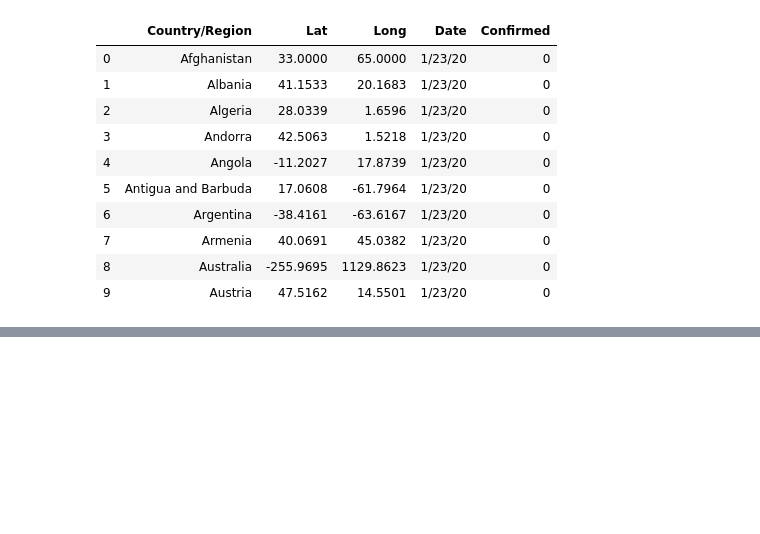
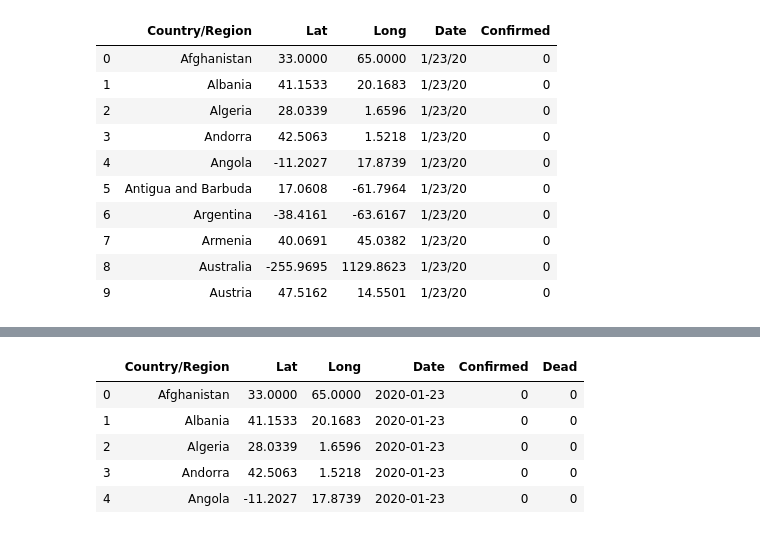
Before and after one commit to Aveek-Saha/CovidAnalysis, a Jupyter notebook: Analysis.ipynb, the cells around one changed output, grey strips where cells are left out. Cells and saved outputs as stored; diff of their text form; code cells hidden in the pictures; blank space fills up the shorter version.

```diff
--- a/Analysis.ipynb
+++ b/Analysis.ipynb
@@ -22,0 +29,3 @@ df.head()
+# %%
+df_dead = pd.read_csv('https://raw.githubusercontent.com/CSSEGISandData/COVID-19/master/csse_covid_19_data/csse_covid_19_time_series/time_series_covid19_deaths_global.csv')
+df_dead.head()
@@ -134,0 +235,10 @@ fig.show()
+# %%
+df_time_comb = df_time.merge(dfd_time, on=['Country/Region', 'Lat', 'Long', 'Date'])
+df_time_comb.head()
+# %% [output]
+|  | Country/Region | Lat | Long | Date | Confirmed | Dead |
+| 0 | Afghanistan | 33.0000 | 65.0000 | 2020-01-23 | 0 | 0 |
+| 1 | Albania | 41.1533 | 20.1683 | 2020-01-23 | 0 | 0 |
+| 2 | Algeria | 28.0339 | 1.6596 | 2020-01-23 | 0 | 0 |
+| 3 | Andorra | 42.5063 | 1.5218 | 2020-01-23 | 0 | 0 |
+| 4 | Angola | -11.2027 | 17.8739 | 2020-01-23 | 0 | 0 |
```
Also changed, not shown: parts of 18 cells of this notebook.
